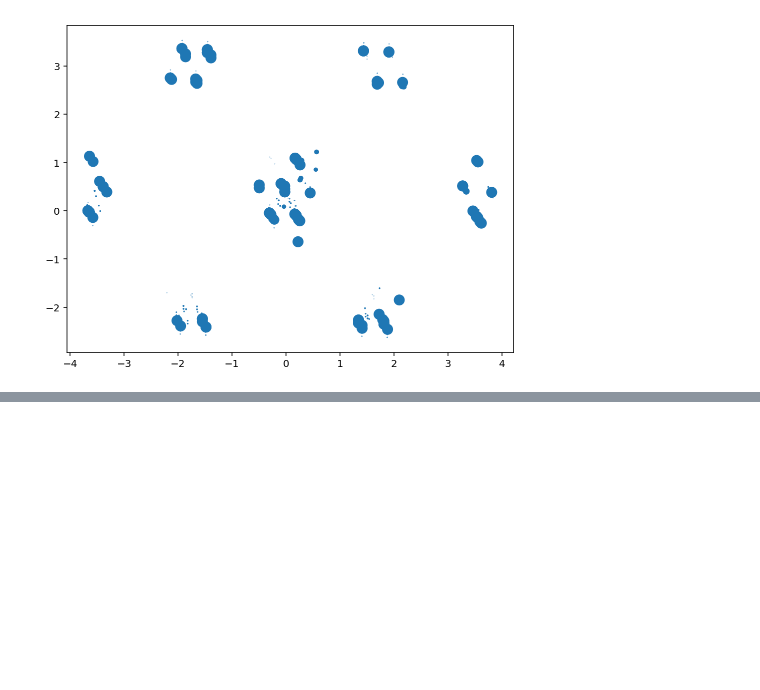
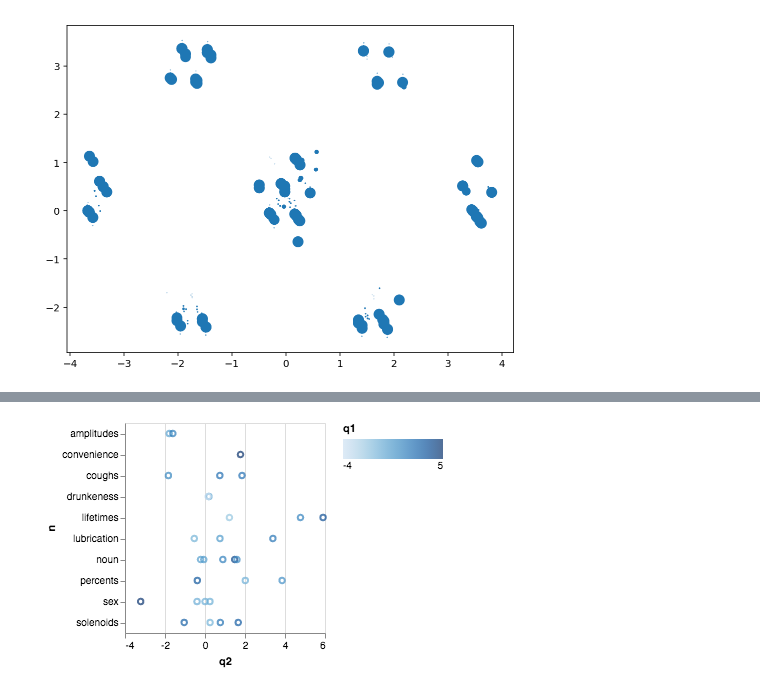
Before and after one commit to uwdata/draco, a Jupyter notebook: notebooks/Feature analysis.ipynb, the cells around one changed output, grey strips where cells are left out. Saved outputs shown, nothing was run; the diff lists cells and outputs as text; code cells hidden in the pictures; blank space fills up the shorter version.

```diff
--- a/notebooks/Feature analysis.ipynb
+++ b/notebooks/Feature analysis.ipynb
@@ -157,0 +154,10 @@ PosNeg(data=<draco.spec.Data object at 0x...>, task=None, source='manual', negat
+# %%
+pair.data.fill_with_random_content()
+
+spec = pair.negative
+spec['data'] = {
+    'values': pair.data.content
+}
+
+VegaLite(spec)
+# %% [output]
@@ -158 +165,2 @@ PosNeg(data=<draco.spec.Data object at 0x...>, task=None, source='manual', negat
+[figure, added]
 # %%
```
Also changed, not shown: parts of 11 cells of this notebook, 2 other files.
